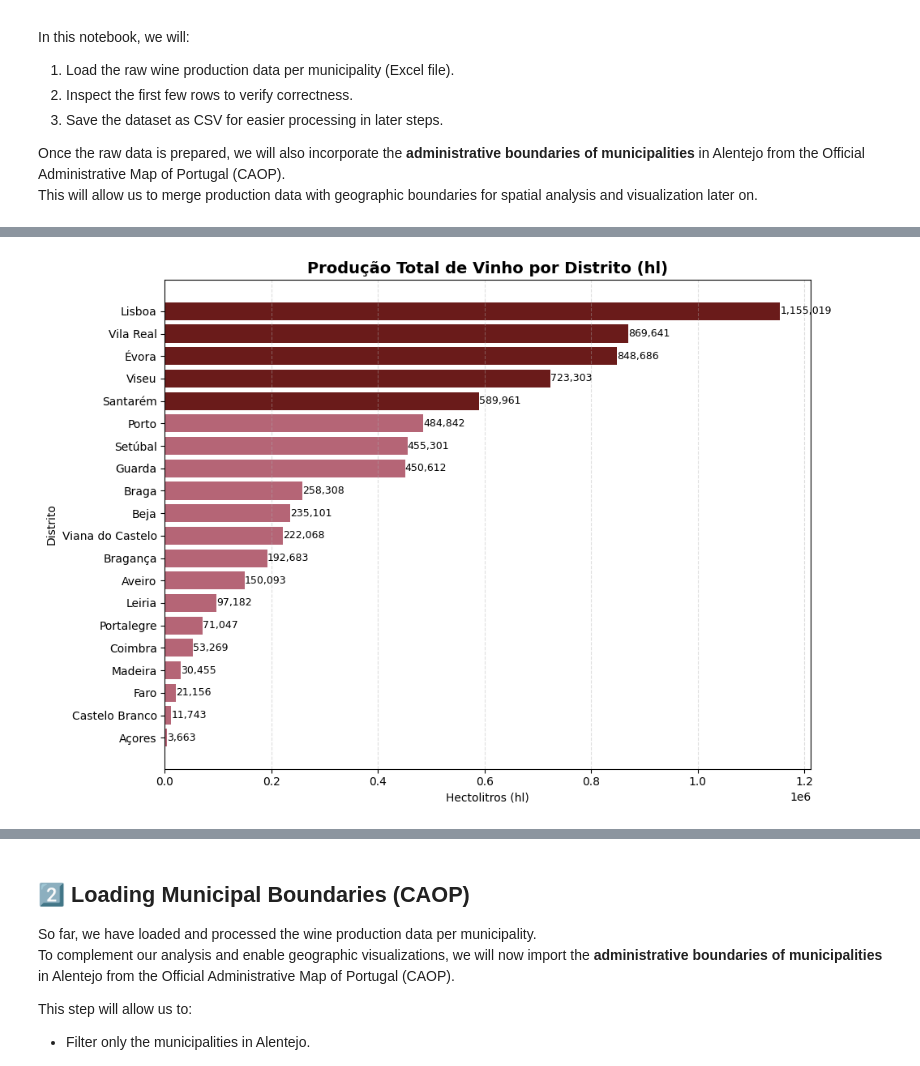
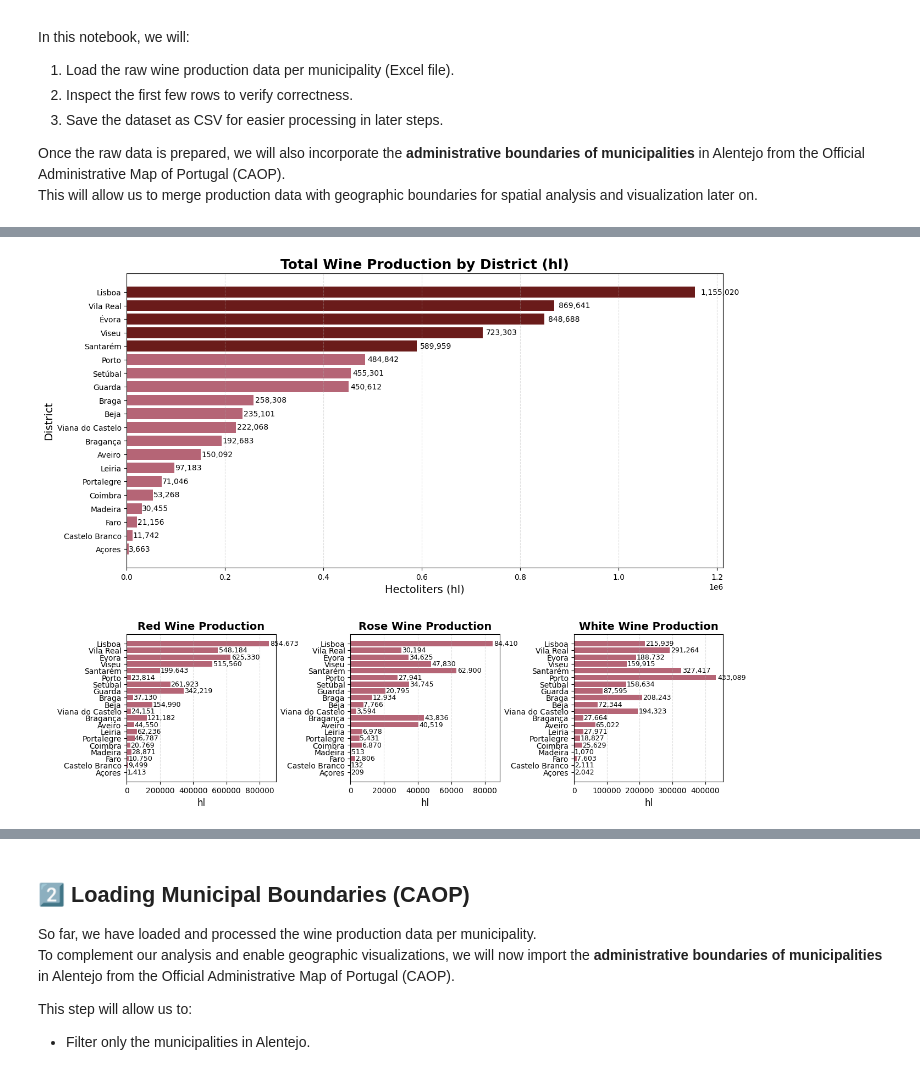
Before and after one commit to FernandaChacara/climate-wine-project, a Jupyter notebook: notebooks/01_data_raw.ipynb, the cells around one changed output, grey strips where cells are left out. Drawn from its saved outputs; the diff is of its cells as text; code cells hidden in the pictures.

Commit message:
Corrigida a limpeza de dados e renomeação das colunas, ajustado bloco de gráficos para top 3 distritos

```diff
--- a/notebooks/01_data_raw.ipynb
+++ b/notebooks/01_data_raw.ipynb
@@ -105,0 +117,20 @@ print(f"\n📂 Ficheiro salvo em: {output_districts}")
+# %%
+# -----------------------------
+# File path for district totals
+# -----------------------------
+output_district = r"C:\Users\islec\climate-wine-project\data_clean\wine_production_by_district.csv"
+
+# -----------------------------
+# Aggregate by district and save
+# -----------------------------
+df_clean_district = save_district_totals(
+    df_clean_concelho.groupby('Distrito')[total_columns].sum().reset_index(),
+    output_district
+)
+
+# -----------------------------
+# Logging and display
+# -----------------------------
+display_table(df_clean_district, rows=10, caption="Wine Production by District")
+logging.info("CSV with totals by District generated successfully.")
+logging.info(f"File saved at: {output_district}")
@@ -106,30 +152,61 @@ print(f"\n📂 Ficheiro salvo em: {output_districts}")
 # %%
+# -----------------------------
+# Create combined chart: TotalWine_General + individual wine types
+# -----------------------------
 
-# 📊 Criar gráfico de barras horizontais
-plt.figure(figsize=(10, 7))
-df_plot = df_distrito.sort_values('TotalGeral_Total', ascending=True)
+# Sort districts by total wine production
+df_plot = df_clean_district.sort_values('TotalWine_General', ascending=True)
 
-bars = plt.barh(df_plot['Distrito'], df_plot['TotalGeral_Total'],
-                color=['#6a1b1a' if i >= len(df_plot)-5 else '#b56576' for i in range(len(df_plot))])
+# Define wine types for smaller charts
+wine_types = ['TotalWine_Red', 'TotalWine_Rose', 'TotalWine_White']
 
-plt.title("Produção Total de Vinho por Distrito (hl)", fontsize=14, fontweight='bold')
-plt.xlabel("Hectolitros (hl)")
-plt.ylabel("Distrito")
-plt.grid(axis='x', linestyle='--', alpha=0.4)
+# Create figure with gridspec: 2 rows (big chart + 3 small charts)
+fig = plt.figure(figsize=(14, 12))
+gs = fig.add_gridspec(2, 3, height_ratios=[2, 1], hspace=0.3, wspace=0.5)
 
-# Adicionar valores nas barras
-for bar in bars:
-    plt.text(bar.get_width() + 100, bar.get_y() + bar.get_height()/2,
-             f"{bar.get_width():,.0f}", va='center', fontsize=9)
+# -----------------------------
+# Main chart: TotalWine_General
+# -----------------------------
+ax_main = fig.add_subplot(gs[0, :])
+colors_main = ['#6a1b1a' if i >= len(df_plot)-5 else '#b56576' for i in range(len(df_plot))]
+bars_main = ax_main.barh(df_plot['Distrito'], df_plot['TotalWine_General'], color=colors_main)
 
-# Ajustar layout e salvar
-plt.tight_layout()
-viz_path = r"C:\Users\islec\climate-wine-project\data_viz\wine_total_by_district.png"
-os.makedirs(os.path.dirname(viz_path), exist_ok=True)
+ax_main.set_title("Total Wine Production by District (hl)", fontsize=18, fontweight='bold')
+ax_main.set_xlabel("Hectoliters (hl)", fontsize=14)
+ax_main.set_ylabel("District", fontsize=14)
+ax_main.grid(axis='x', linestyle='--', alpha=0.4)
+
+# Add value labels
+for bar in bars_main:
+    ax_main.text(bar.get_width() * 1.01, bar.get_y() + bar.get_height()/2,
+                 f"{bar.get_width():,.0f}", va='center', fontsize=10)
+
+# -----------------------------
+# Smaller charts: Red, Rose, White
+# -----------------------------
+for i, wine in enumerate(wine_types):
+    ax = fig.add_subplot(gs[1, i])
+    bars = ax.barh(df_plot['Distrito'], df_plot[wine], color='#b56576')
+    ax.set_title(f"{wine.replace('TotalWine_', '')} Wine Production", fontsize=14, fontweight='bold')
+    ax.set_xlabel("hl", fontsize=12)
+    ax.grid(axis='x', linestyle='--', alpha=0.4)
+
+    # Add value labels
+    for bar in bars:
+        ax.text(bar.get_width() * 1.01, bar.get_y() + bar.get_height()/2,
+                f"{bar.get_width():,.0f}", va='center', fontsize=9)
+
+# -----------------------------
+# Save figure
+# -----------------------------
+viz_path = Path(r"C:\Users\islec\climate-wine-project\data_viz\wine_total_by_district.png")
+viz_path.parent.mkdir(parents=True, exist_ok=True)
 plt.savefig(viz_path, dpi=300, bbox_inches='tight')
-
 plt.show()
-
-print(f"\n📊 Gráfico salvo em: {viz_path}")
+# -----------------------------
+# Status message
+# -----------------------------
+logging.info("All charts generated and saved successfully.")
+logging.info(f"Chart saved at: {viz_path}")
 # %% [output]
-[figure, old version]
+[figure, new version]
```
Also changed, not shown: parts of 8 cells of this notebook, 50 other files.
